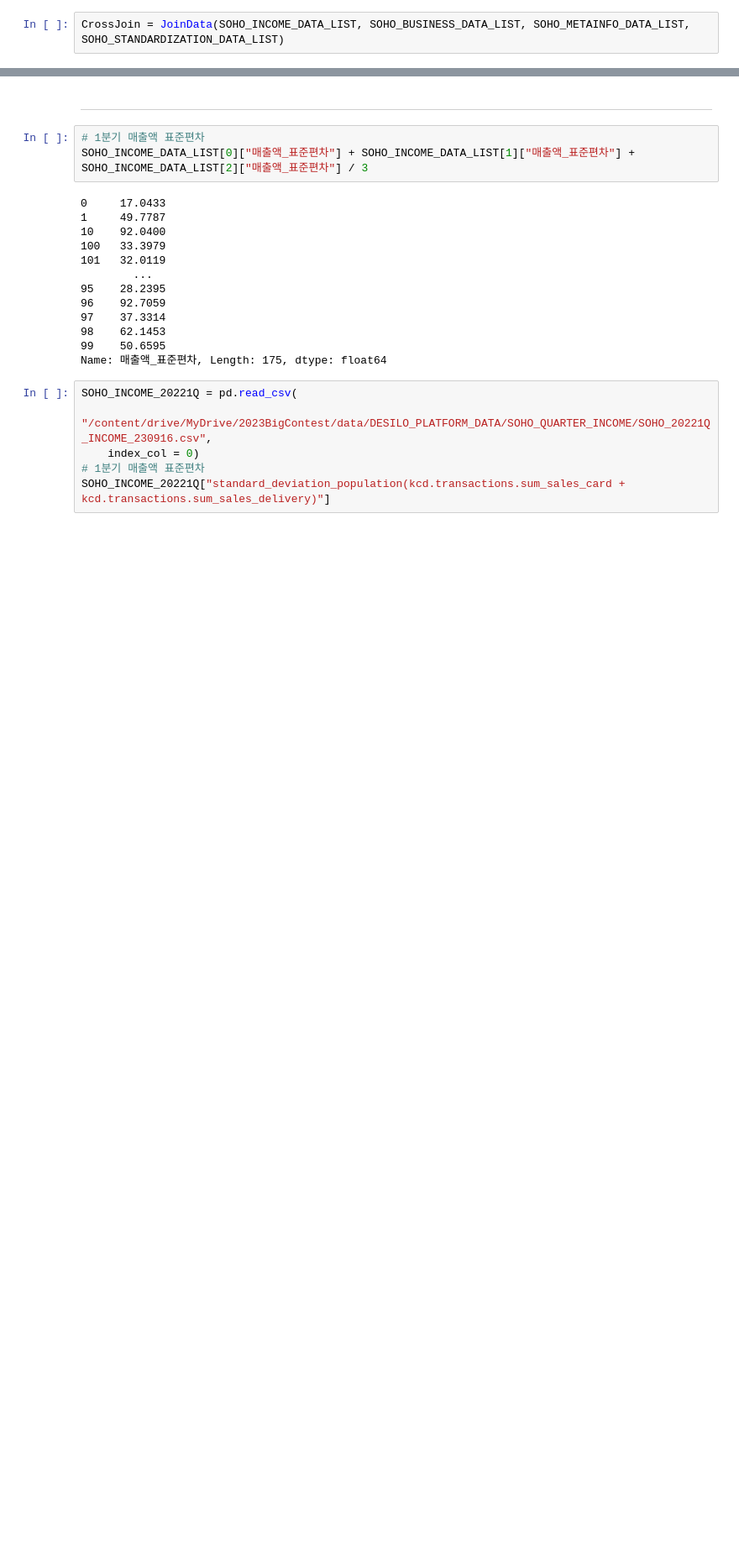
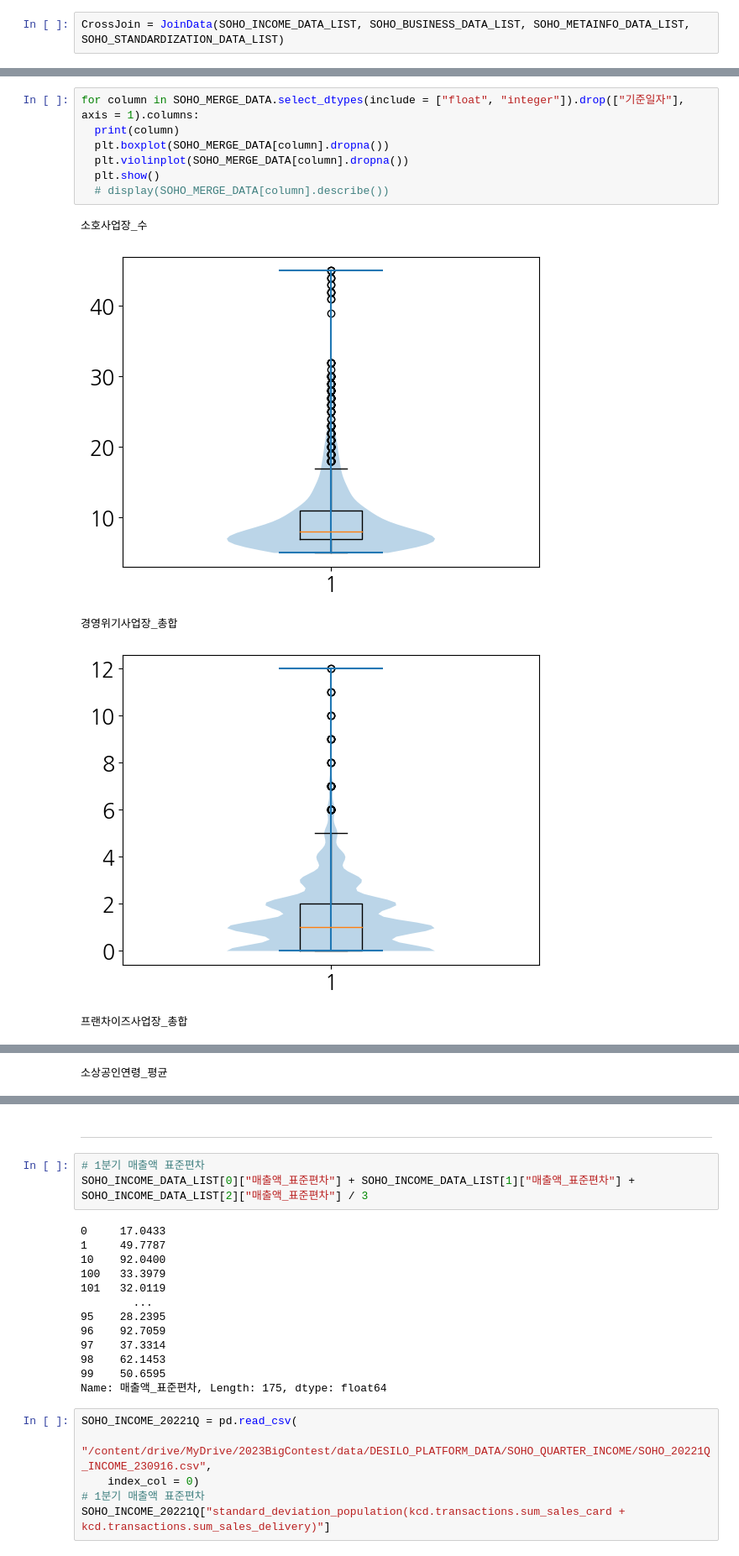
Before and after one commit to Gayeon6423/2023BigContest, a Jupyter notebook: [KCD_SOHO]_DATA_MERGE.ipynb, the cells around one changed output, grey strips where cells are left out. Shown at 84% size. Saved outputs shown, nothing was run; the diff lists cells and outputs as text; blank space fills up the shorter version.

```diff
--- a/[KCD_SOHO]_DATA_MERGE.ipynb
+++ b/[KCD_SOHO]_DATA_MERGE.ipynb
@@ -468,0 +480,13 @@ pd.concat(SOHO_MERGE_DATA_LIST)
+# %%
+for column in SOHO_MERGE_DATA.select_dtypes(include = ["float", "integer"]).drop(["기준일자"], axis = 1).columns:
+  print(column)
+  plt.boxplot(SOHO_MERGE_DATA[column].dropna())
+  plt.violinplot(SOHO_MERGE_DATA[column].dropna())
+  plt.show()
+  # display(SOHO_MERGE_DATA[column].describe())
+# %% [output]
+소호사업장_수
+[figure, added]
+경영위기사업장_총합
+[figure, added]
+프랜차이즈사업장_총합
@@ -468,0 +494 @@ pd.concat(SOHO_MERGE_DATA_LIST)
+소상공인연령_평균
```
Also changed, not shown: parts of 10 cells of this notebook.
